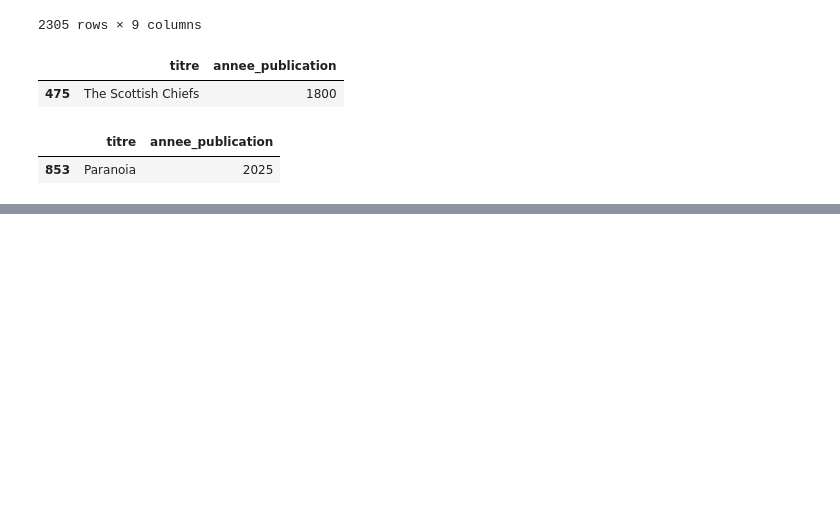
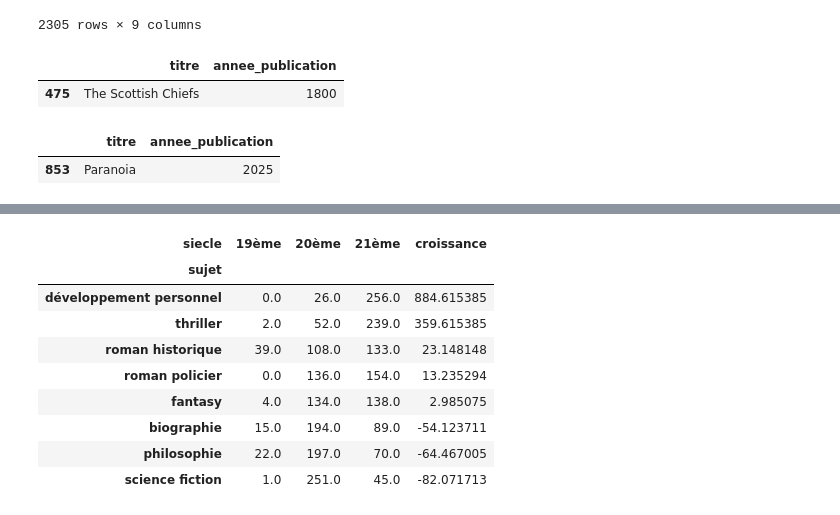
Before and after one commit to smarjane/TP-livres-data, a Jupyter notebook: TP_Livre.ipynb, the cells around one changed output, grey strips where cells are left out. Saved outputs shown, nothing was run; the diff lists cells and outputs as text; code cells hidden in the pictures; blank space fills up the shorter version.

```diff
--- a/TP_Livre.ipynb
+++ b/TP_Livre.ipynb
@@ -554,0 +674,6 @@ display(df_nettoyage.sort_values('annee_publication', ascending=False)[cols].hea
+# %%
+#23
+
+pivot_df_nettoyage = df_nettoyage.pivot_table(values='titre', index='sujet', columns='siecle', aggfunc='count').fillna(0)
+display(pivot_df_nettoyage.sum())
+display(pivot_df_nettoyage.sum().sum())
@@ -554,0 +702,19 @@ display(df_nettoyage.sort_values('annee_publication', ascending=False)[cols].hea
+# %%
+#24-25 si pls colonnes, ici vafile car pas beaucoup
+
+m = pivot_df_nettoyage['20ème']
+f = pivot_df_nettoyage['21ème']
+pivot_df_nettoyage['taux_croissance'] = (f- m) / m * 100
+
+pivot_df_nettoyage.sort_values(by='taux_croissance', ascending=False)
+# %% [output]
+| siecle | 19ème | 20ème | 21ème | croissance |
+| sujet |  |  |  |  |
+| développement personnel | 0.0 | 26.0 | 256.0 | 884.615385 |
+| thriller | 2.0 | 52.0 | 239.0 | 359.615385 |
+| roman historique | 39.0 | 108.0 | 133.0 | 23.148148 |
+| roman policier | 0.0 | 136.0 | 154.0 | 13.235294 |
+| fantasy | 4.0 | 134.0 | 138.0 | 2.985075 |
+| biographie | 15.0 | 194.0 | 89.0 | -54.123711 |
+| philosophie | 22.0 | 197.0 | 70.0 | -64.467005 |
+| science fiction | 1.0 | 251.0 | 45.0 | -82.071713 |
```
Also changed, not shown: parts of 17 cells of this notebook.
